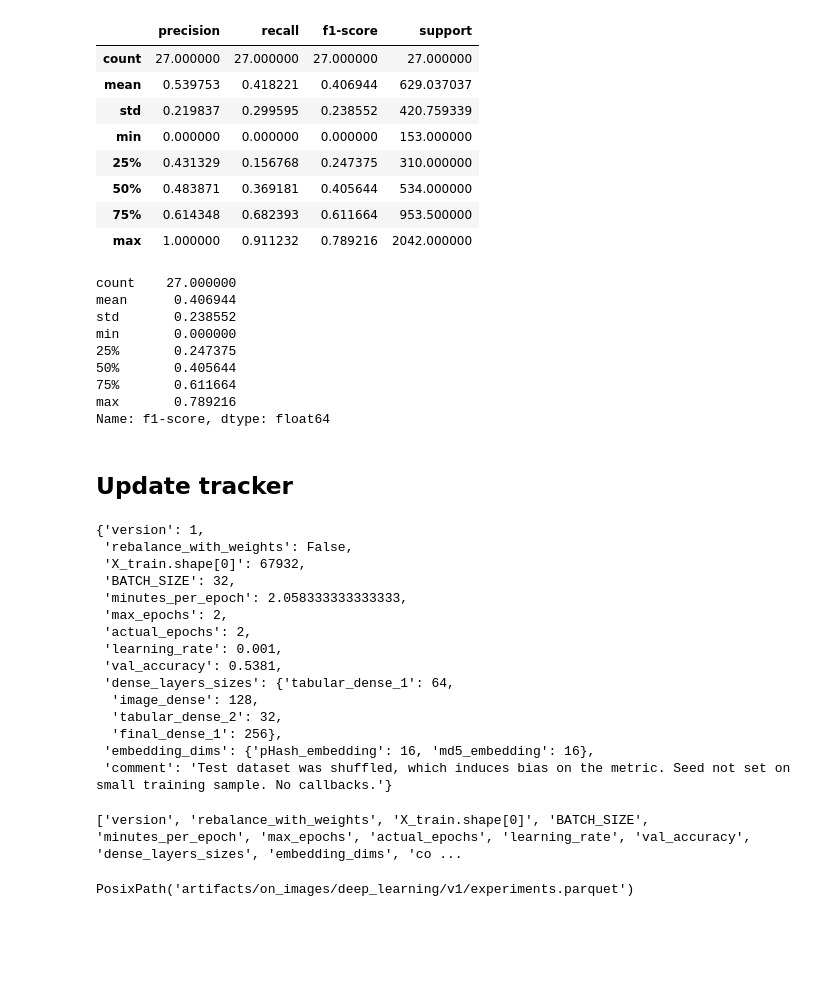
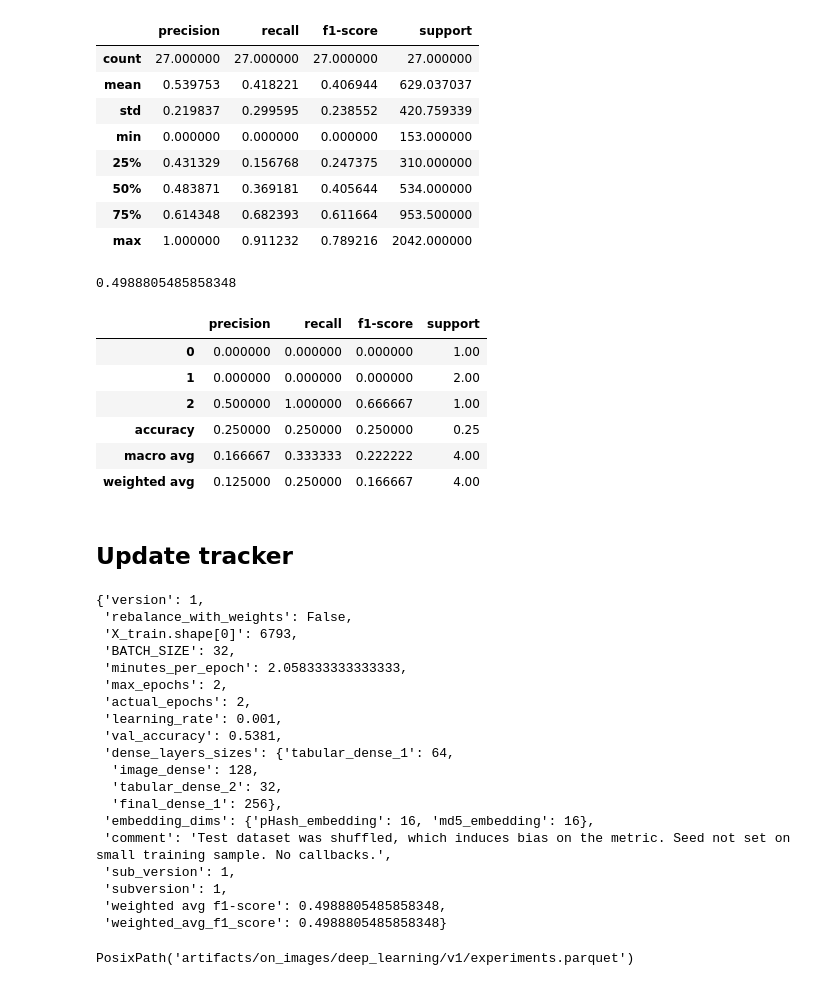
Before and after one commit to Kelorastus/Rakuten, a Jupyter notebook: notebooks/deep_learning_on_images/Valentin.ipynb, the cells around one changed output. Cells and saved outputs as stored; diff of their text form; code cells hidden in the pictures; blank space fills up the shorter version.

```diff
--- a/notebooks/deep_learning_on_images/Valentin.ipynb
+++ b/notebooks/deep_learning_on_images/Valentin.ipynb
@@ -485,15 +495,18 @@ report.iloc[:-3].describe()
 | 50% | 0.483871 | 0.369181 | 0.405644 | 534.000000 |
 | 75% | 0.614348 | 0.682393 | 0.611664 | 953.500000 |
 | max | 1.000000 | 0.911232 | 0.789216 | 2042.000000 |
-# %%
-report['f1-score'].iloc[:-3].describe()
-# %% [output]
-count    27.000000
-mean      0.406944
-std       0.238552
-min       0.000000
-25%       0.247375
-50%       0.405644
-75%       0.611664
-max       0.789216
-Name: f1-score, dtype: float64
+# %%
+tracker['weighted_avg_f1_score']=metrics.f1_score(y_test_class, y_pred_class, average='weighted')
+tracker['weighted_avg_f1_score']
+# %% [output]
+0.4988805485858348
+# %%
+report2
+# %% [output]
+|  | precision | recall | f1-score | support |
+| 0 | 0.000000 | 0.000000 | 0.000000 | 1.00 |
+| 1 | 0.000000 | 0.000000 | 0.000000 | 2.00 |
+| 2 | 0.500000 | 1.000000 | 0.666667 | 1.00 |
+| accuracy | 0.250000 | 0.250000 | 0.250000 | 0.25 |
+| macro avg | 0.166667 | 0.333333 | 0.222222 | 4.00 |
+| weighted avg | 0.125000 | 0.250000 | 0.166667 | 4.00 |
@@ -502,14 +519,14 @@ Name: f1-score, dtype: float64
 # %%
 tracker['comment']='Test dataset was shuffled, which induces bias on the metric. Seed not set on small training sample. No callbacks.'
 # %%
-to_track=['version','minutes_per_epoch','max_epochs','actual_epochs','rebalance_with_weights','BATCH_SIZE','learning_rate']
+to_track=['subversion','minutes_per_epoch','max_epochs','actual_epochs','rebalance_with_weights','BATCH_SIZE','learning_rate']
 tracker |= {k: globals()[k] for k in to_track}
 tracker |= get_custom_hyperparams(model)
 tracker
 # %% [output]
 {'version': 1,
  'rebalance_with_weights': False,
- 'X_train.shape[0]': 67932,
+ 'X_train.shape[0]': 6793,
  'BATCH_SIZE': 32,
  'minutes_per_epoch': 2.058333333333333,
  'max_epochs': 2,
@@ -521,11 +538,11 @@ tracker
   'tabular_dense_2': 32,
   'final_dense_1': 256},
  'embedding_dims': {'pHash_embedding': 16, 'md5_embedding': 16},
- 'comment': 'Test dataset was shuffled, which induces bias on the metric. Seed not set on small training sample. No callbacks.'}
+ 'comment': 'Test dataset was shuffled, which induces bias on the metric. Seed not set on small training sample. No callbacks.',
+ 'sub_version': 1,
+ 'subversion': 1,
+ 'weighted avg f1-score': 0.4988805485858348,
+ 'weighted_avg_f1_score': 0.4988805485858348}
-# %%
-print(list(tracker))
-# %% [output]
-['version', 'rebalance_with_weights', 'X_train.shape[0]', 'BATCH_SIZE', 'minutes_per_epoch', 'max_epochs', 'actual_epochs', 'learning_rate', 'val_accuracy', 'dense_layers_sizes', 'embedding_dims', 'co ...
 # %%
 log_file_path=artifacts_folder / 'experiments.parquet'
 log_file_path
```
Also changed, not shown: parts of 11 cells of this notebook.
